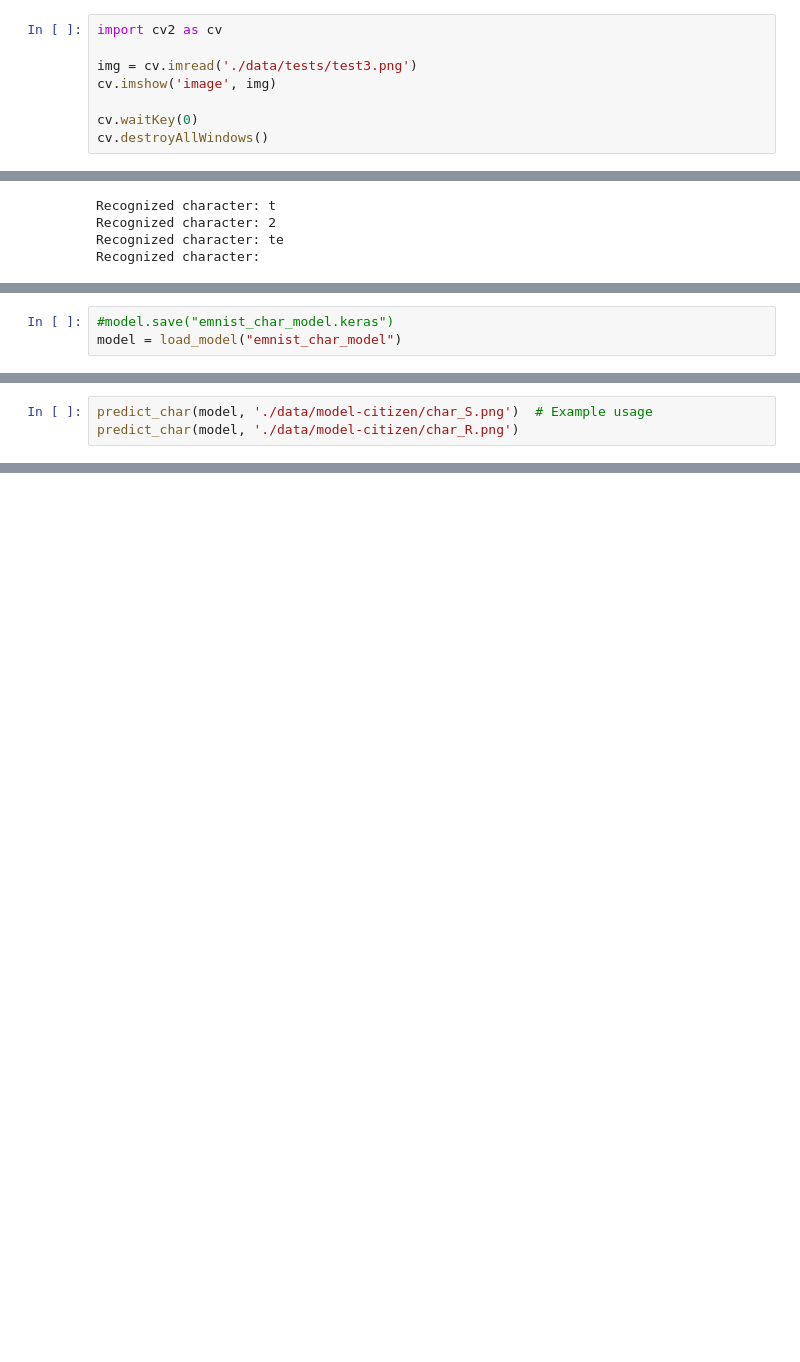
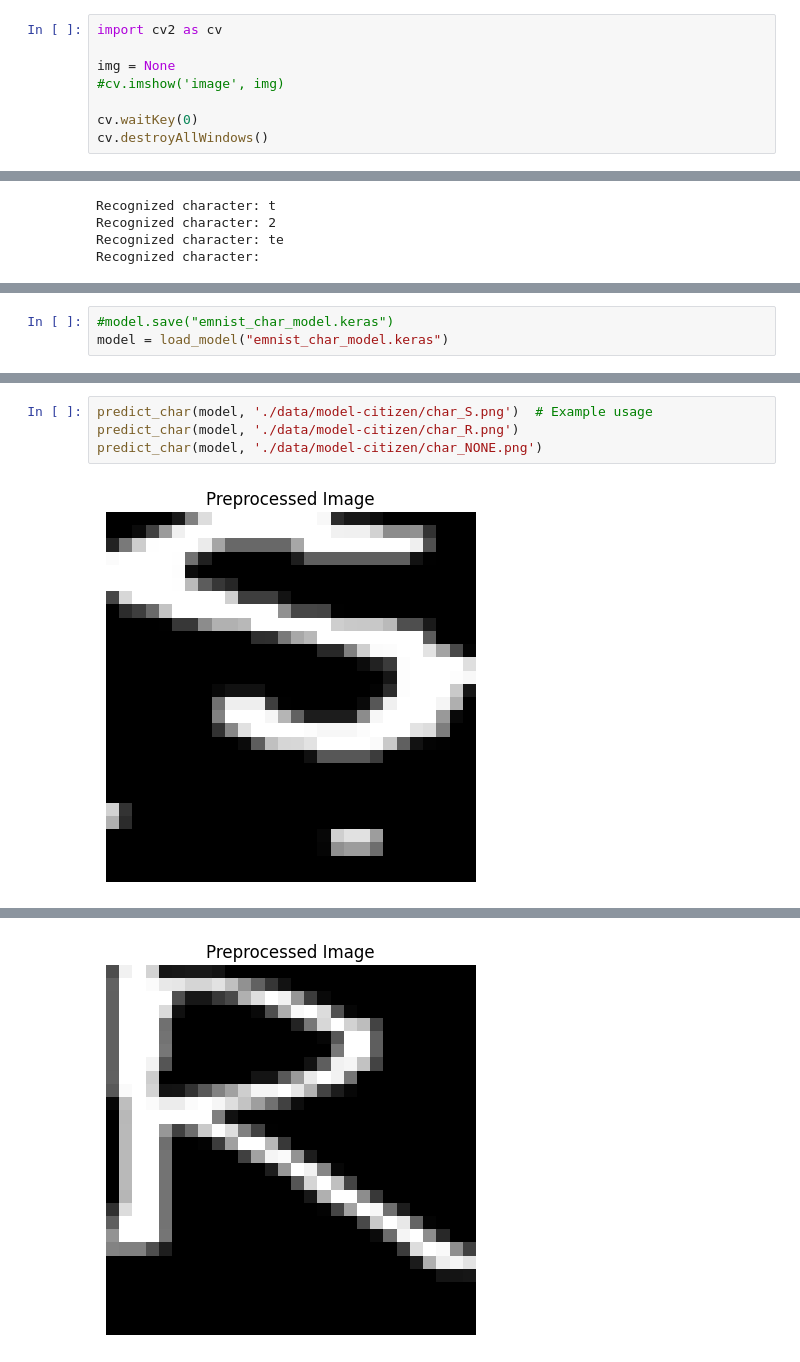
Before and after one commit to zhu0lin/letterbuddy, a Jupyter notebook: main.ipynb, the cells around one changed output, grey strips where cells are left out. Drawn from its saved outputs; the diff is of its cells as text; blank space fills up the shorter version.

```diff
--- a/main.ipynb
+++ b/main.ipynb
@@ -1,8 +1,8 @@
 # %%
 import cv2 as cv
 
-img = cv.imread('./data/tests/test3.png')
-cv.imshow('image', img)
+img = None
+#cv.imshow('image', img)
 
 cv.waitKey(0)
 cv.destroyAllWindows()
@@ -164,6 +173,6 @@ import tensorflow as tf
 # %%
 #model.save("emnist_char_model.keras")
-model = load_model("emnist_char_model")
+model = load_model("emnist_char_model.keras")
 # %%
 # model = load_model("emnist_char_model")
 import numpy as np
@@ -240,4 +252,6 @@ def predict_char(model, image_path: str):
 # %%
 predict_char(model, './data/model-citizen/char_S.png')  # Example usage
 predict_char(model, './data/model-citizen/char_R.png')
+predict_char(model, './data/model-citizen/char_NONE.png')
 # %% [output]
+[figure, added]
@@ -244,0 +260 @@ NameError: name 'predict_char' is not defined
+[figure, added]
```
Also changed, not shown: parts of 14 cells of this notebook, 3 other files.
